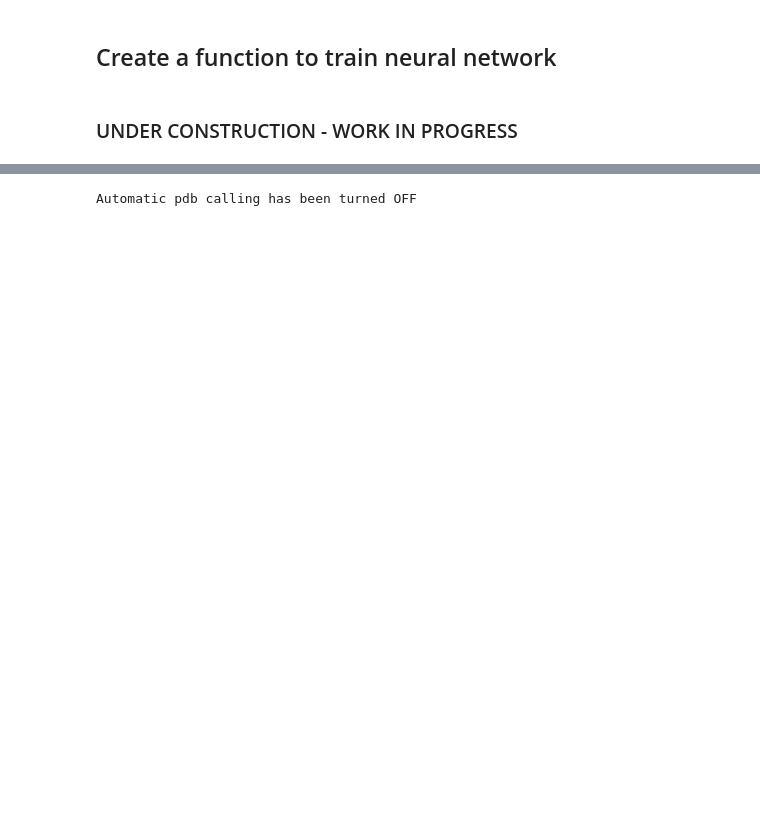
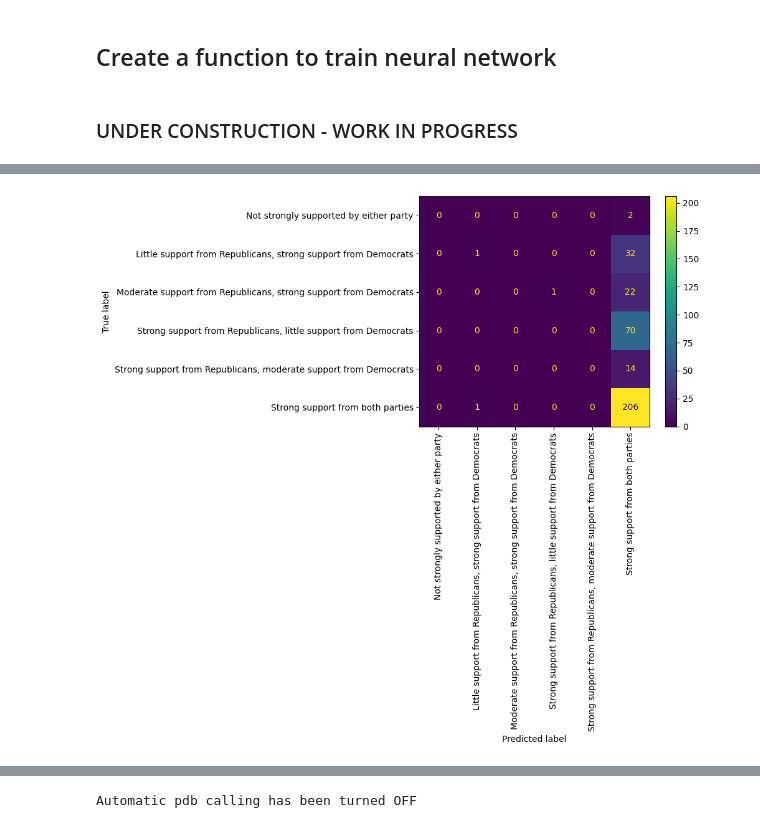
Before and after one commit to EdwardMMiller/Predicting-Party-Support-From-Bill-Text, a Jupyter notebook: Capstone_I_Using_Bill_Text_To_Predict_Party_Support.ipynb, the cells around one changed output, grey strips where cells are left out. Cells and saved outputs as stored; diff of their text form; code cells hidden in the pictures; blank space fills up the shorter version.

```diff
--- a/Capstone_I_Using_Bill_Text_To_Predict_Party_Support.ipynb
+++ b/Capstone_I_Using_Bill_Text_To_Predict_Party_Support.ipynb
@@ -2065,3 +2065,9 @@ test_labels = tf.keras.utils.to_categorical(y_test.copy(), num_classes=6, dtype=
+# %%
+url_7B = "https://tfhub.dev/google/nnlm-en-dim50/2"
+url_M128 = 'https://tfhub.dev/google/nnlm-en-dim128-with-normalization/2'
+url_200B = "https://tfhub.dev/google/nnlm-en-dim128/2"
+
+# pre-trained models to try
 # %%
 def neural_net_trainer(tx, ty, vx, vy, url, epochs = 40):
 
@@ -2116,8 +2118,6 @@ def neural_net_trainer(tx, ty, vx, vy, url, epochs = 40):
 
   return history, model
 # %%
-url_200B = "https://tfhub.dev/google/nnlm-en-dim128/2"
-
 ########################################################################
 
 #### TEXT ########
@@ -2126,7 +2126,7 @@ Model1_History_Text, Model1_Text = neural_net_trainer(train_text,
                                                       train_labels,
                                                       val_text,
                                                       val_labels,
-                                                      url_200B,
+                                                      url_7B,
                                                       epochs = 120)
 # fitting bill text to model
 
@@ -2136,7 +2136,7 @@ Model1_History_Title, Model1_Title = neural_net_trainer(train_title,
                                                         train_labels,
                                                         val_title,
                                                         val_labels,
-                                                        url_200B,
+                                                        url_7B,
                                                         epochs = 120)
 # fitting bill title to model
 # %% [output]
@@ -2203,9 +2205,8 @@ def get_model_predictions(model, test_x, probability = False):
   Returns:
       predictions - an array of predictions
   """
-  p = predictions =model.predict(test_x)
-  probabilities = np.amax(p, axis=1)
-  predictions = np.argmax(p, axis=1)
+  probabilities = model.predict_on_batch(test_x)
+  predictions = np.argmax(probabilities, axis=1)
   # getting probabilities and predictions
 
   if probability != True:
@@ -2247,41 +2254,75 @@ def display_metrics(y_true, y_pred, y_prob, title = None):
           title = a string showing a title for the metrics (default = None)
     """
 
-    #target_names = ['Fake', 'True']
-    # saving classes matching to 0 and 1
-
-    target_names  = [['not strong', 'not strong'],['little','strong'],
-     ['moderate','strong'],['strong','little'],
-      ['strong','moderate'],['strong','strong']]
+    target_names  = ['Not strongly supported by either party',
+     'Little support from Republicans, strong support from Democrats',
+     'Moderate support from Republicans, strong support from Democrats',
+     'Strong support from Republicans, little support from Democrats',
+     'Strong support from Republicans, moderate support from Democrats',
+     'Strong support from both parties']
       # classes 0 -5 in order with Republican support first
       # and Democratic support second
 
+    #target_names  = range(0,6)
+
     clr = classification_report(y_true.to_numpy(),
                                 y_pred,
-                                labels=np.arange(2),
+                                labels=np.arange(6),
                                 target_names=target_names,
-                                output_dict=True)
+                                output_dict=True,
+                                zero_division = 0)
+    # getting classification report
+    clr_df = pd.DataFrame.from_dict(clr)
     clr_df = pd.DataFrame.from_dict(clr).transpose()
     # saving as data frame and transposing to match string format
+    print(2*'*********************************************************')
+    print("\t\t\t          CLASSIFICATION REPORT FOR %s" %title)
+    print(2*'*********************************************************')
+
+    print(2*'_________________________________________________________')
+    # HEADER
 
     if title != None:
-      print("          METRICS FOR %s" %title)
+      print("\t\tMETRICS FOR %s" %title)
+      print(2*'_________________________________________________________')
       print("")
 
     display(clr_df)
     # showing data frame of classification report
 
+    if title != None:
+      print(2*'_________________________________________________________')
+      print("\t\tCONFUSION MATRIX FOR %s" %title)
+      print(2*'_________________________________________________________')
+      print("")
+
     cm = confusion_matrix(y_true.to_numpy(), y_pred)
     disp = ConfusionMatrixDisplay(confusion_matrix=cm,
-                               display_labels=target_names)
-    disp.plot()
+                               display_labels=target_names,
+                                  )
+    disp.plot(xticks_rotation = 'vertical')
     plt.show()
     # showing Confusion Matrix
-    print("ROC_AUC_SCORE ", roc_auc_score(y_true, y_prob))
-    print("F1_SCORE", f1_score(y_true, y_pred))
+
+    if title != None:
+      print(2*'_________________________________________________________')
+      print("\t\tMETRIC SCORES FOR %s" %title)
+      print(2*'_________________________________________________________')
+      print("")
+
+    print("ROC_AUC_SCORE ", roc_auc_score(y_true, y_prob, multi_class='ovr'))
+    print("F1_SCORE", f1_score(y_true, y_pred, average='weighted', zero_division=0))
     print("ACCURACY SCORE", accuracy_score(y_true, y_pred ))
-    print('\n\n')
     # showing AUC, F1 Scores and Accuracy Scores
+    print(2*'*********************************************************')
+    print("\t\t\t          END OF CLASSIFICATION REPORT FOR %s" %title)
+    print(2*'*********************************************************')
+    print('\n\n\n')
+    print(2*'XXXXXXXXXXXXXXXXXXXXXXXXXXXXXXXXXXXXXXXXXXXXXXXXXXXXXXXXX')
+    print(2*'XXXXXXXXXXXXXXXXXXXXXXXXXXXXXXXXXXXXXXXXXXXXXXXXXXXXXXXXX')
+    print(2*'XXXXXXXXXXXXXXXXXXXXXXXXXXXXXXXXXXXXXXXXXXXXXXXXXXXXXXXXX')
+    print('\n\n\n')
+     # FOOTER
     return
 
 display_metrics(val_labels,
@@ -2290,7 +2331,7 @@ display_metrics(val_labels,
                 title = "MODEL 1 TEXT")
 
 
-display_metrics(val_label,
+display_metrics(val_labels,
                 Model_1_Predictions_Title,
                 Model_1_Probabilities_Title,
                 title = "MODEL 1 TITLES")
@@ -2299,0 +2359 @@ TypeError: unhashable type: 'list'
+[figure, added]
```
Also changed, not shown: parts of 13 cells of this notebook.
